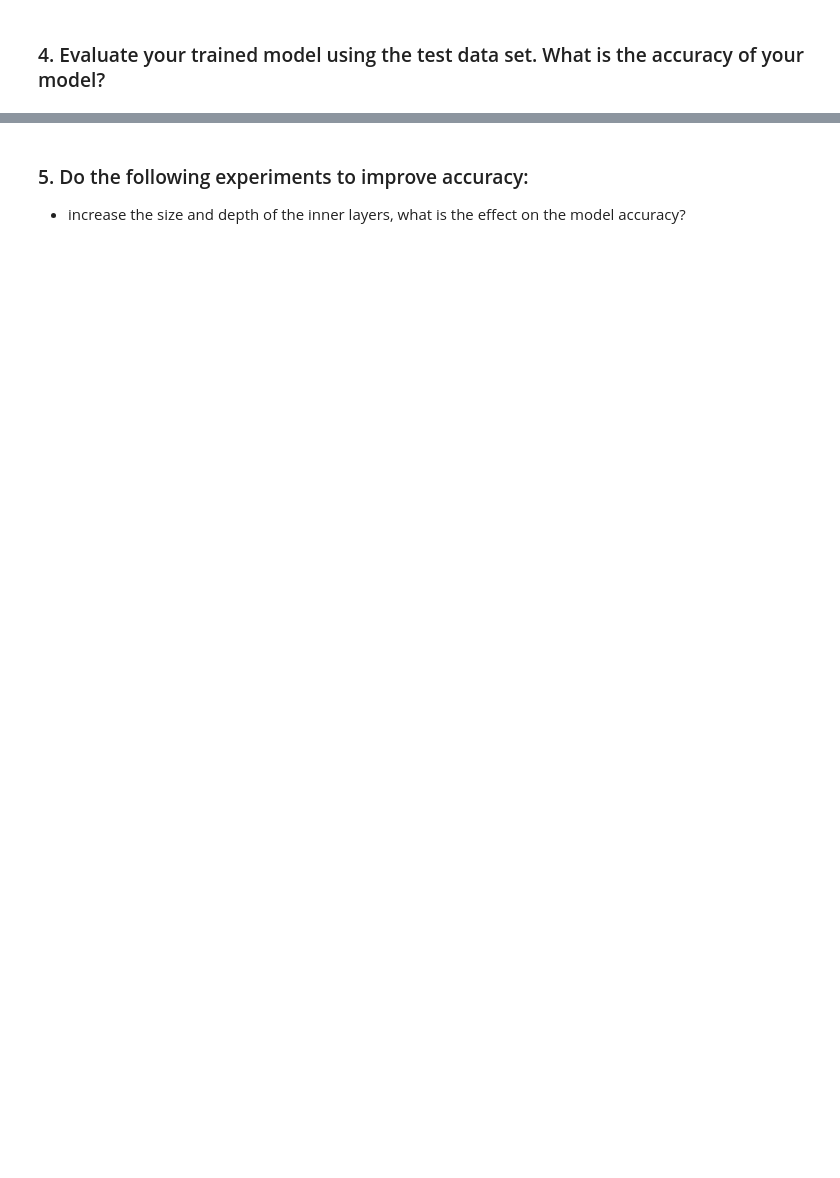
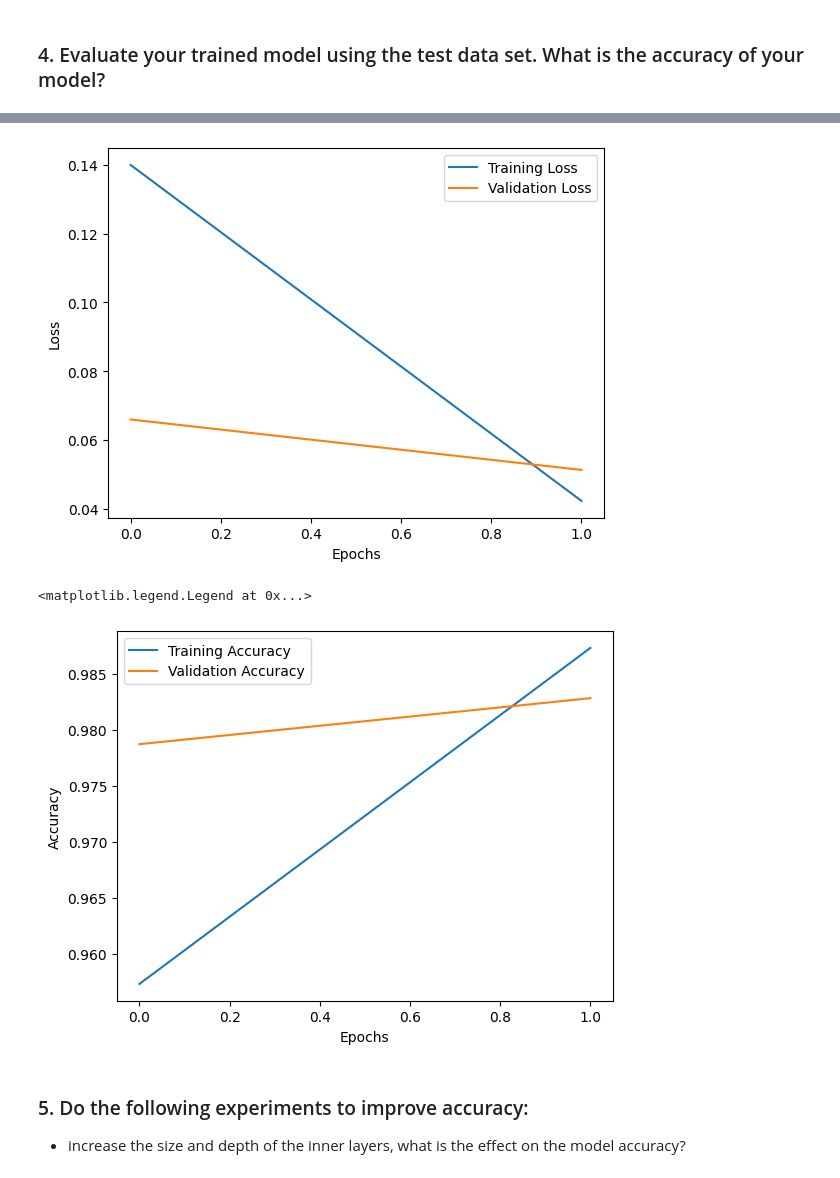
Before and after one commit to simulate111/MNIST, a Jupyter notebook: MNIST_colab.ipynb, the cells around one changed output, grey strips where cells are left out. Saved outputs shown, nothing was run; the diff lists cells and outputs as text; code cells hidden in the pictures; blank space fills up the shorter version.

```diff
--- a/MNIST_colab.ipynb
+++ b/MNIST_colab.ipynb
@@ -67,3 +32,7 @@ ds_test = ds_test.prefetch(tf.data.AUTOTUNE)
+# %%
+#Data normalization
+ds_train = ds_train1.map(lambda image, label: (tf.cast(image, tf.float32) / 255., label)).batch(64)
+ds_test = ds_test1.map(lambda image, label: (tf.cast(image, tf.float32) / 255., label)).batch(64)
 # %% [markdown]
 ### 2. Build a CNN with at least one convolutional layer and 2 or more hidden layers and a dense output layer for 10 classes.
 # %%
@@ -118,0 +69,2 @@ Epoch 2/2
+# %%
+historyCNN = modelCNN.fit(ds_train, epochs=2, validation_data=ds_test)
@@ -130,3 +84,20 @@ Test Accuracy: 0.9850000143051147
+# %%
+plt.plot(historyCNN.history['loss'], label='Training Loss')
+plt.plot(historyCNN.history['val_loss'], label='Validation Loss')
+plt.xlabel('Epochs')
+plt.ylabel('Loss')
+plt.legend()
+plt.show()
+
+plt.plot(historyCNN.history['accuracy'], label='Training Accuracy')
+plt.plot(historyCNN.history['val_accuracy'], label='Validation Accuracy')
+plt.xlabel('Epochs')
+plt.ylabel('Accuracy')
+plt.legend()
+# %% [output]
+[figure, added]
+<matplotlib.legend.Legend at 0x...>
+[figure, added]
 # %% [markdown]
 ### 5. Do the following experiments to improve accuracy:
 - increase the size and depth of the inner layers, what is the effect on the model accuracy?
```
Also changed, not shown: parts of 19 cells of this notebook.
